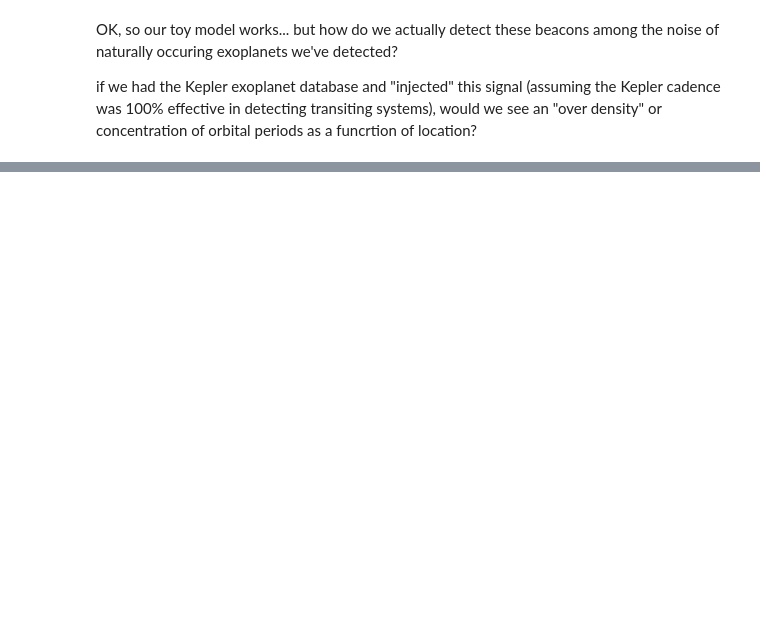
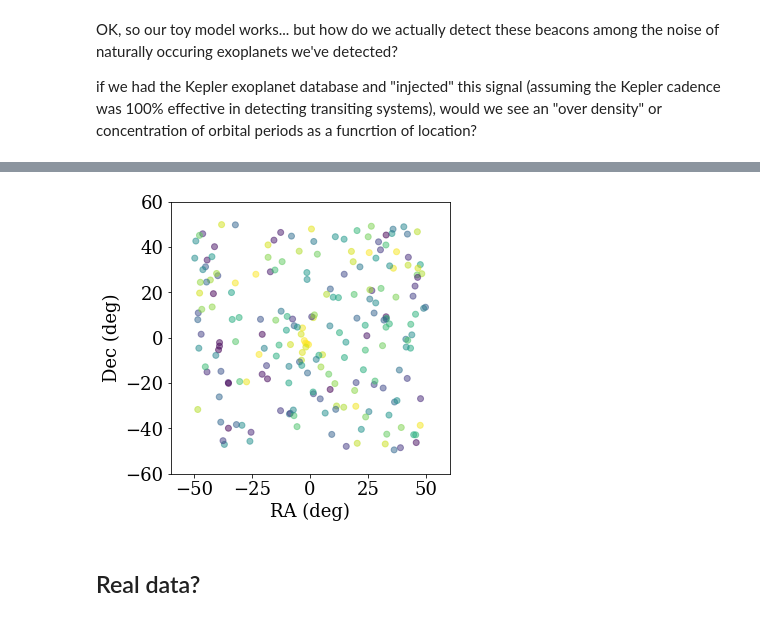
Before and after one commit to StellarCartography/survey_seti, a Jupyter notebook: figures/beacon.ipynb, the cells around one changed output, grey strips where cells are left out. Cells and saved outputs as stored; diff of their text form; code cells hidden in the pictures; blank space fills up the shorter version.

```diff
--- a/figures/beacon.ipynb
+++ b/figures/beacon.ipynb
@@ -185,0 +201,17 @@ and "injected" this signal (assuming the Kepler cadence was 100% effective in de
+# %%
+Nother = 200
+
+plt.figure(figsize=(5,5))
+# plt.scatter(x[no_Transit], y[no_Transit], s=10, alpha=0.1)
+plt.scatter(x[Transit], y[Transit], alpha=0.5, c=per[Transit], cmap=cm.viridis_r)
+plt.scatter(np.random.random(Nother)*100-50,np.random.random(Nother)*100-50,
+            c=np.random.random(Nother)*250+5, alpha=.5)
+plt.xlim(-60,60)
+plt.ylim(-60,60)
+plt.xlabel('RA (deg)')
+plt.ylabel('Dec (deg)')
+plt.savefig('3dcolor_bkgd.pdf', dpi=150, bbox_inches='tight', pad_inches=0.25)
+# %% [output]
+[figure, added]
+# %% [markdown]
+## Real data?
```
Also changed, not shown: parts of 19 cells of this notebook.
